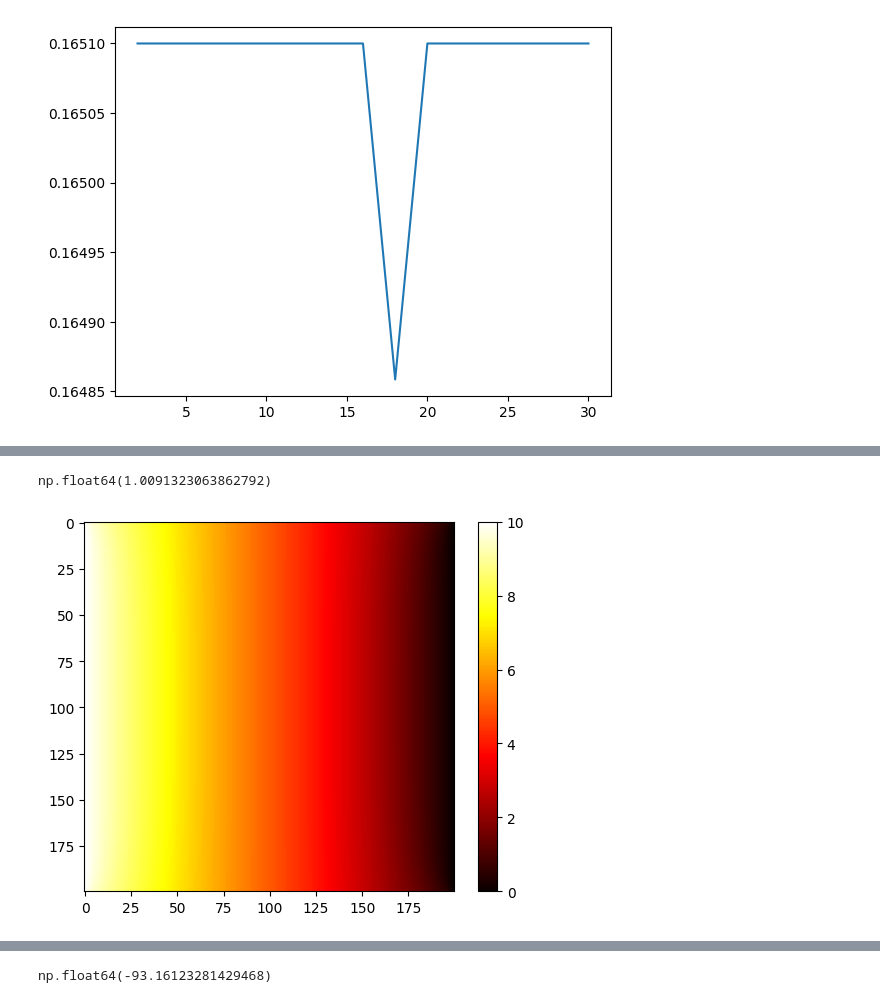
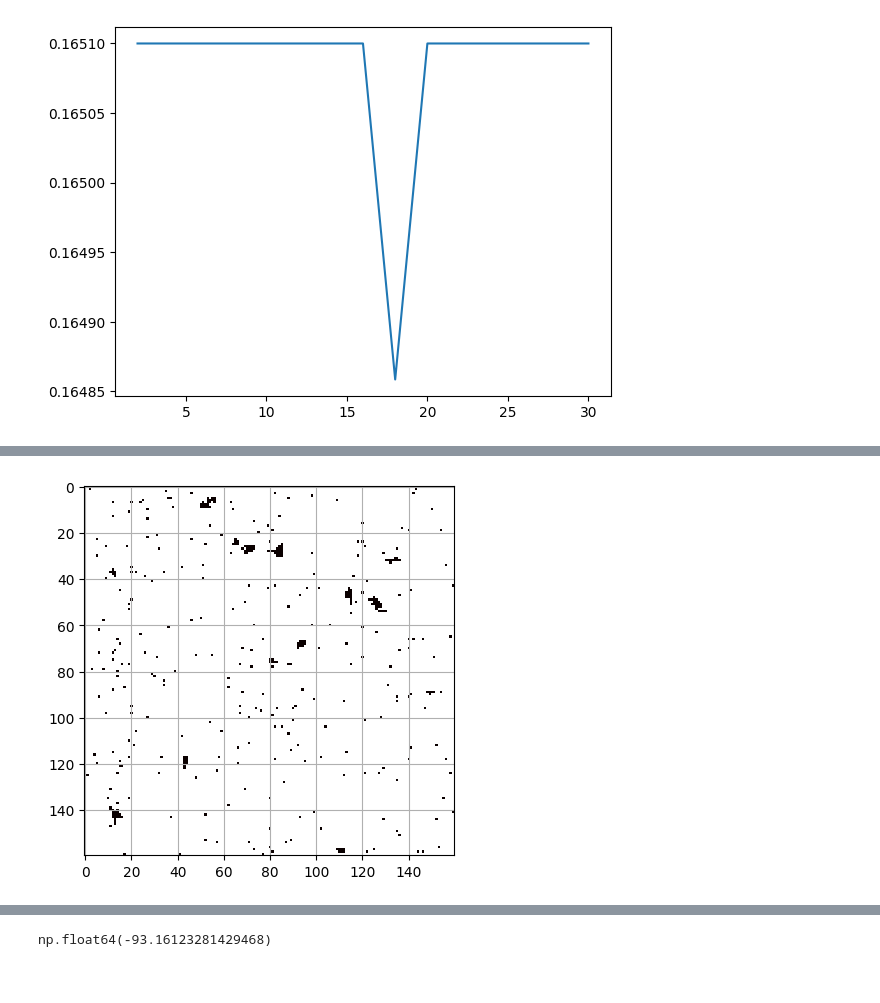
Before and after one commit to AadiDev005/Paraffin-EG-Model, a Jupyter notebook: dataset_generator.ipynb, the cells around one changed output, grey strips where cells are left out. Drawn from its saved outputs; the diff is of its cells as text; code cells hidden in the pictures.

```diff
--- a/dataset_generator.ipynb
+++ b/dataset_generator.ipynb
@@ -258,0 +245,4 @@ tensor(0.8000)
+# %%
+grid=np.array(generateSampleFromPaper(200, 200, 0.01, 0.6), dtype=np.float32)
+grid=np.where(grid==1, 0.0, 1.0)
+display(tensorToImageTransform(grid))
@@ -344,0 +460,12 @@ KeyboardInterrupt:
+# %%
+for conds, grid in zip(conds2k, grids2k):
+    fig, ax = plt.subplots()
+    plt.plot(range(158), conds)
+    plt.ylabel('k W/mK')
+    plt.xlabel('x column')
+    plt.title('L=2dx, EG k=2200')
+    ax.imshow(grid, cmap='hot', interpolation='nearest', extent=[0, 157, np.min(conds), np.max(conds)], aspect='auto')
+    ax.plot(range(158), conds, color='cyan', linewidth=2, zorder=10)
+    ax.grid(True)
+    print(sum(conds)/len(conds))
+    plt.pause(0.1)
@@ -344,0 +490,21 @@ KeyboardInterrupt:
+# %%
+if type(grid) is list:
+    grid=np.array(grid)
+rows, cols=grid.shape
+ks=[0.305, 120]
+rhos=[914, 700]
+cps=[2140, 2229]
+dt=3.2e-7
+tHot=293
+tCold=283
+width=1e-3
+length=1e-3
+dirs=[[1,0],[0,1],[-1,0],[0,-1]]
+
+# calculate thermal diffusivities in lattice units
+dx=width/cols
+thermalDiffusivities=[tc/(rho*cp) for tc, rho, cp in zip(ks, rhos, cps)]
+lbThermalDiffusivities=[td*dt/(dx)**2 for td in thermalDiffusivities]
+
+tauMap=np.where(grid==1, 2*lbThermalDiffusivities[0]+0.5, 2*lbThermalDiffusivities[1]+0.5)
+heatCapMap=np.where(grid==1, rhos[0]*cps[0], rhos[1]*cps[1])
@@ -437,10 +778,8 @@ np.float64(17.266781603840304)
 # %%
-condQ9, plt.imshow(TQ9[:,:], cmap='hot', interpolation='nearest')
-plt.colorbar()
-condQ9
+plt.imshow(grid, cmap='hot', interpolation='nearest')
+plt.grid()
 # %% [output]
-np.float64(1.0091323063862792)
-[figure, old version]
+[figure, new version]
 # %%
 condQ9, plt.imshow(TQ9, cmap='hot', interpolation='nearest')
 plt.colorbar()
```
Also changed, not shown: parts of 30 cells of this notebook.
